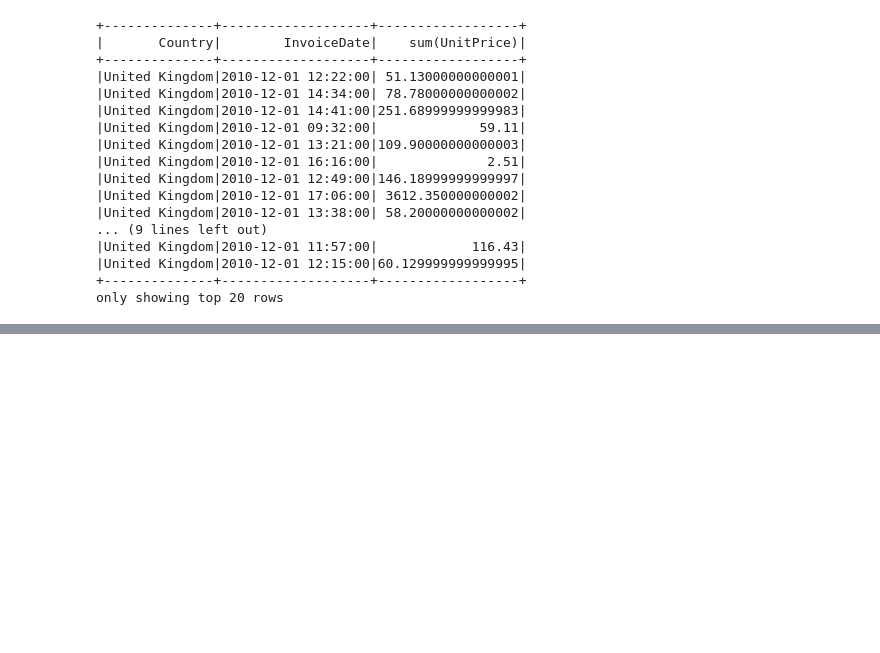
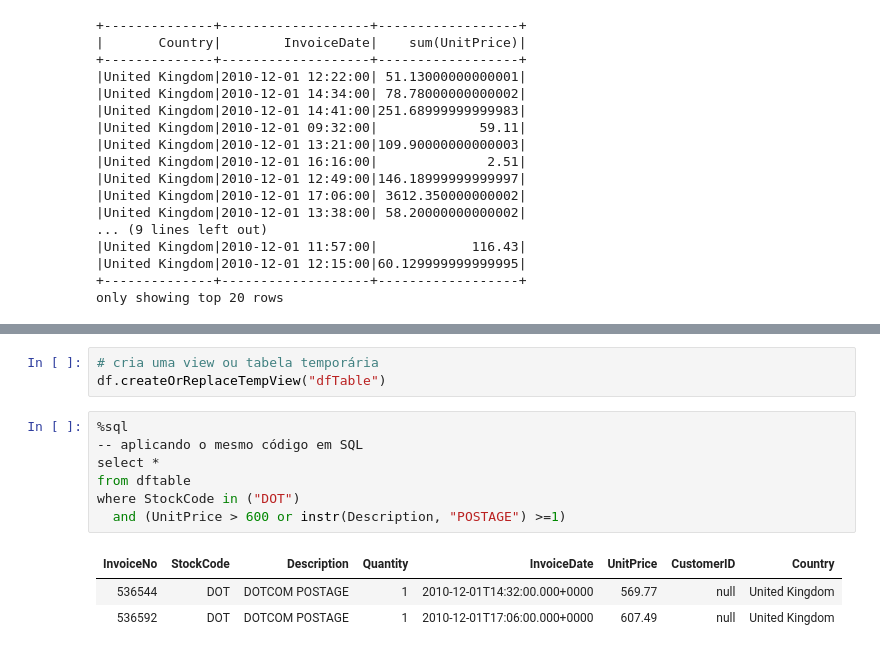
Before and after one commit to pasjunior/Projeto-de-estudo-Spark-Databricks-, a Jupyter notebook: Projeto_2 (Spark-Databricks) - Engenharia de Dados (Stack).ipynb, the cells around one changed output, grey strips where cells are left out. Drawn from its saved outputs; the diff is of its cells as text; blank space fills up the shorter version.

```diff
--- a/Projeto_2 (Spark-Databricks) - Engenharia de Dados (Stack).ipynb
+++ b/Projeto_2 (Spark-Databricks) - Engenharia de Dados (Stack).ipynb
@@ -265,0 +567,14 @@ only showing top 20 rows
+# %%
+# cria uma view ou tabela temporária
+df.createOrReplaceTempView("dfTable")
+# %%
+%sql
+-- aplicando o mesmo código em SQL
+select *
+from dftable
+where StockCode in ("DOT")
+  and (UnitPrice > 600 or instr(Description, "POSTAGE") >=1)
+# %% [output]
+| InvoiceNo | StockCode | Description | Quantity | InvoiceDate | UnitPrice | CustomerID | Country |
+| 536544 | DOT | DOTCOM POSTAGE | 1 | 2010-12-01T14:32:00.000+0000 | 569.77 | null | United Kingdom |
+| 536592 | DOT | DOTCOM POSTAGE | 1 | 2010-12-01T17:06:00.000+0000 | 607.49 | null | United Kingdom |
```
Also changed, not shown: parts of 20 cells of this notebook.
